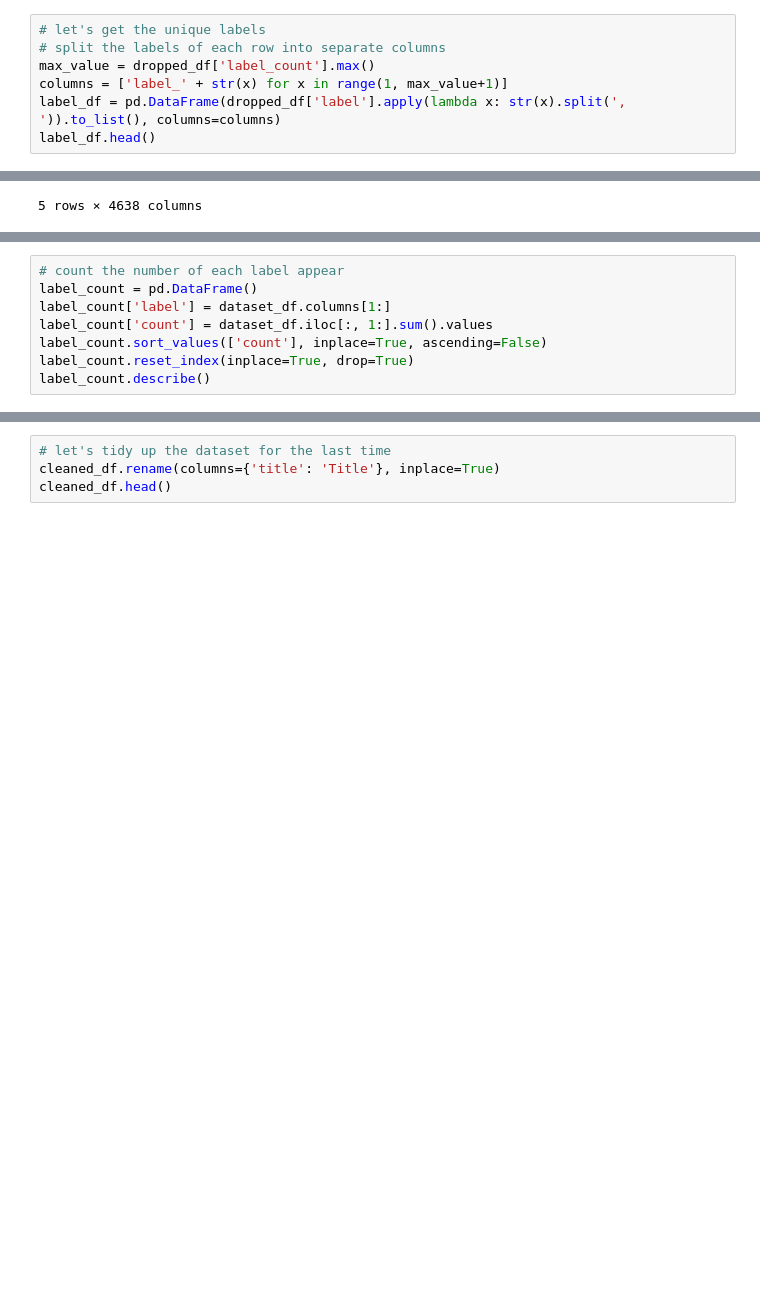
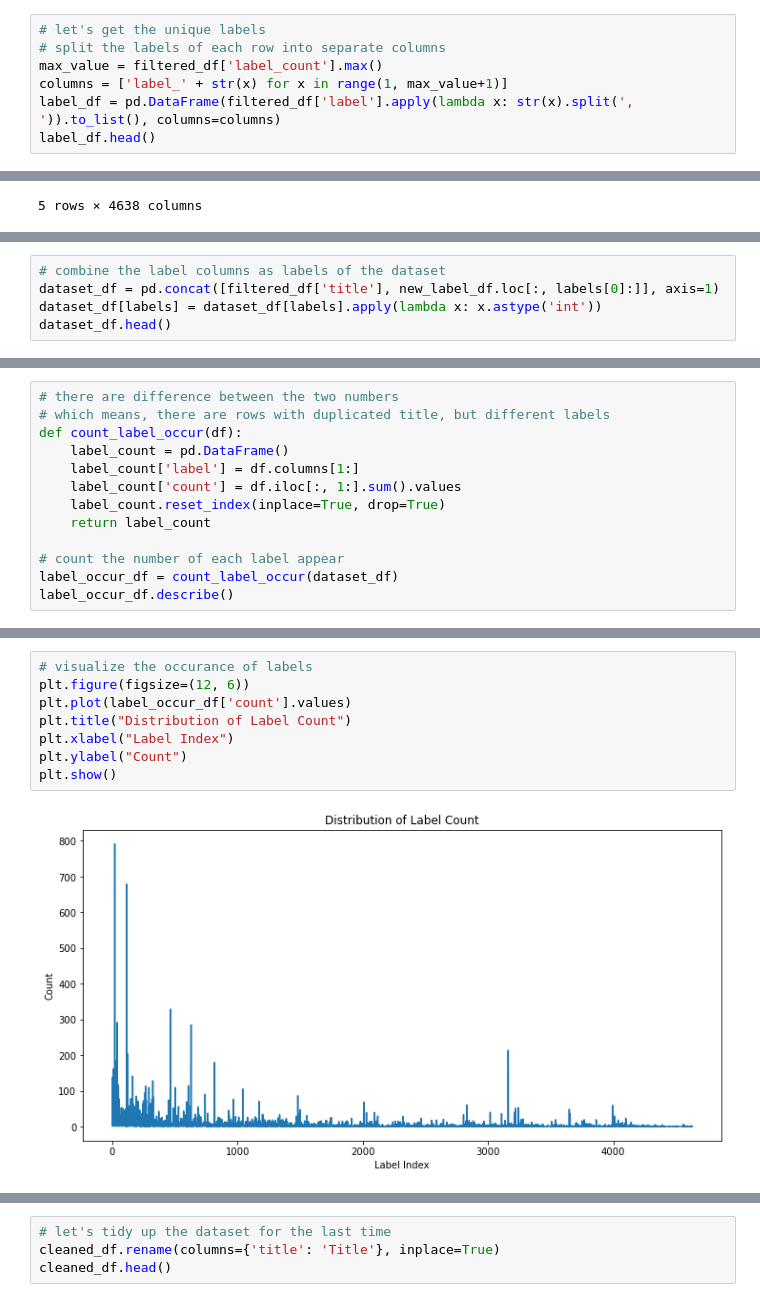
Before and after one commit to bangkit-kaidah/machine-learning, a Jupyter notebook: Train - Preprocessing.ipynb, the cells around one changed output, grey strips where cells are left out. Cells and saved outputs as stored; diff of their text form; blank space fills up the shorter version.

Commit message:
update training data preprocessing

```diff
--- a/Train - Preprocessing.ipynb
+++ b/Train - Preprocessing.ipynb
@@ -108,9 +91,9 @@ plt.show()
 # %%
 # let's get the unique labels
 # split the labels of each row into separate columns
-max_value = dropped_df['label_count'].max()
+max_value = filtered_df['label_count'].max()
 columns = ['label_' + str(x) for x in range(1, max_value+1)]
-label_df = pd.DataFrame(dropped_df['label'].apply(lambda x: str(x).split(', ')).to_list(), columns=columns)
+label_df = pd.DataFrame(filtered_df['label'].apply(lambda x: str(x).split(', ')).to_list(), columns=columns)
 label_df.head()
 # %% [output]
 |  | label_1 | label_2 | label_3 | label_4 | label_5 | label_6 |
@@ -174,8 +139,0 @@ dataset_df.head()
-# %%
-# count the number of each label appear
-label_count = pd.DataFrame()
-label_count['label'] = dataset_df.columns[1:]
-label_count['count'] = dataset_df.iloc[:, 1:].sum().values
-label_count.sort_values(['count'], inplace=True, ascending=False)
-label_count.reset_index(inplace=True, drop=True)
-label_count.describe()
@@ -323,0 +140,5 @@ cleaned_df['title'] = cleaned_df['title'].apply(stemming)
+# %%
+# combine the label columns as labels of the dataset
+dataset_df = pd.concat([filtered_df['title'], new_label_df.loc[:, labels[0]:]], axis=1)
+dataset_df[labels] = dataset_df[labels].apply(lambda x: x.astype('int'))
+dataset_df.head()
@@ -323,0 +166,13 @@ cleaned_df['title'] = cleaned_df['title'].apply(stemming)
+# %%
+# there are difference between the two numbers
+# which means, there are rows with duplicated title, but different labels
+def count_label_occur(df):
+    label_count = pd.DataFrame()
+    label_count['label'] = df.columns[1:]
+    label_count['count'] = df.iloc[:, 1:].sum().values
+    label_count.reset_index(inplace=True, drop=True)
+    return label_count
+
+# count the number of each label appear
+label_occur_df = count_label_occur(dataset_df)
+label_occur_df.describe()
@@ -323,0 +189,10 @@ cleaned_df['title'] = cleaned_df['title'].apply(stemming)
+# %%
+# visualize the occurance of labels
+plt.figure(figsize=(12, 6))
+plt.plot(label_occur_df['count'].values)
+plt.title("Distribution of Label Count")
+plt.xlabel("Label Index")
+plt.ylabel("Count")
+plt.show()
+# %% [output]
+[figure, added]
```
Also changed, not shown: parts of 51 cells of this notebook.
